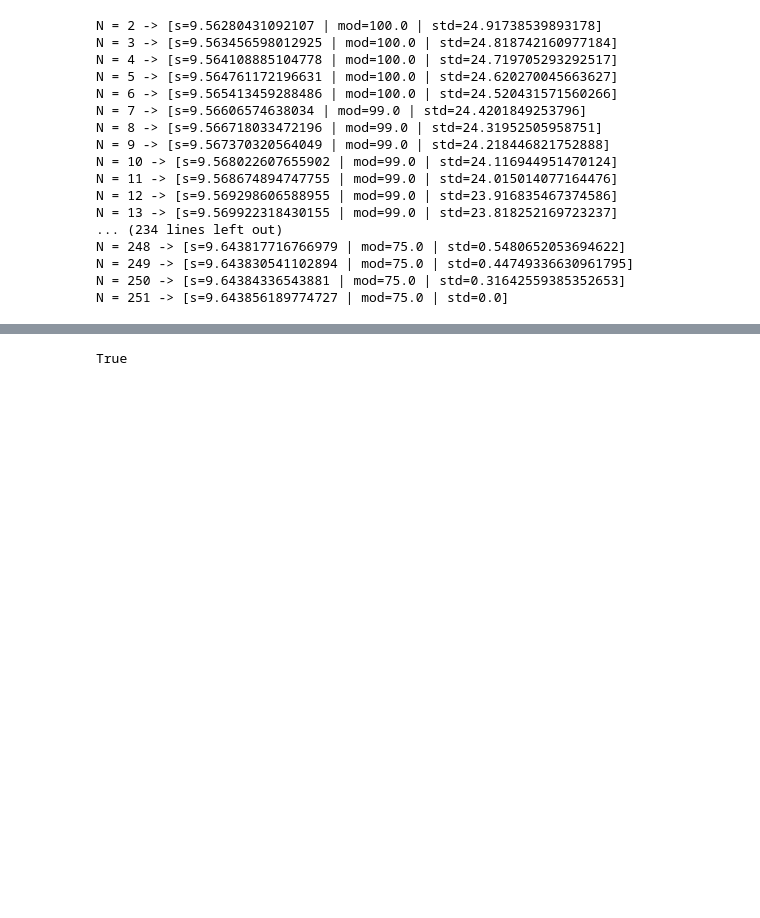
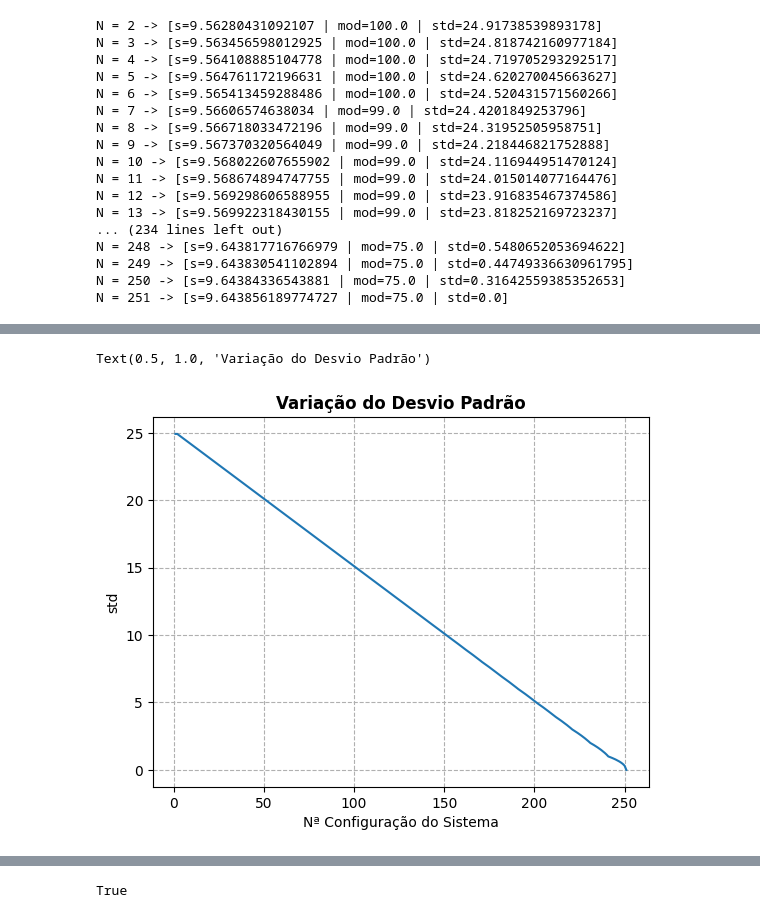
Before and after one commit to reinanbrNotebooks/Colab_Notebooks, a Jupyter notebook: grade_termodinamica.ipynb, the cells around one changed output, grey strips where cells are left out. Saved outputs shown, nothing was run; the diff lists cells and outputs as text; code cells hidden in the pictures; blank space fills up the shorter version.

```diff
--- a/grade_termodinamica.ipynb
+++ b/grade_termodinamica.ipynb
@@ -208,0 +220,9 @@ plt.plot(N_list,mod_list)
+# %%
+plt.plot(N_list,std_list)
+plt.grid(linestyle='--')
+plt.ylabel('std')
+plt.xlabel('Nª Configuração do Sistema')
+plt.title("Variação do Desvio Padrão",fontweight='bold')
+# %% [output]
+Text(0.5, 1.0, 'Variação do Desvio Padrão')
+[figure, added]
```
Also changed, not shown: parts of 13 cells of this notebook.
